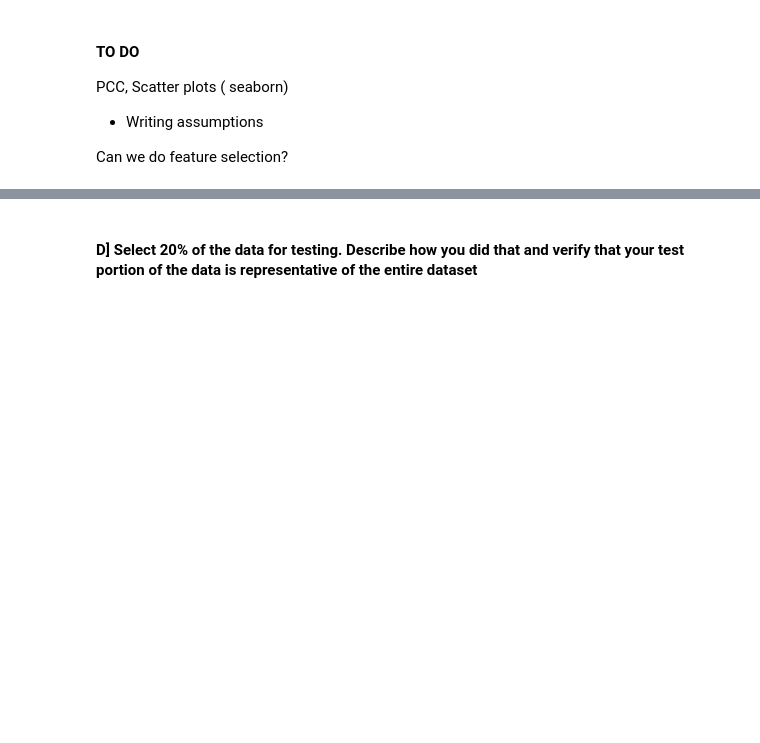
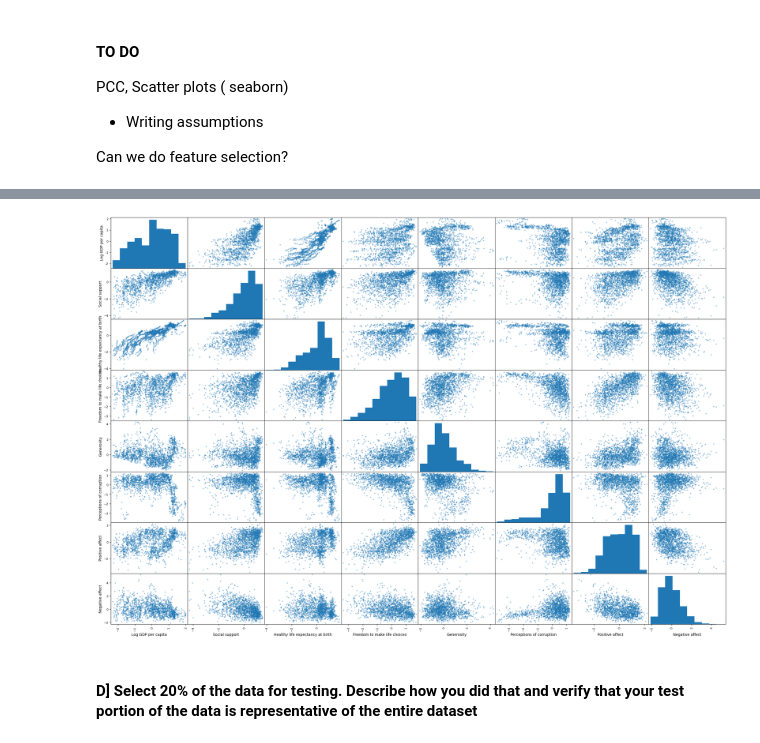
Before and after one commit to Abhishek2019/Applied-Machine-Learning, a Jupyter notebook: Assignment 1/Q1/AML_Assignment_1.ipynb, the cells around one changed output, grey strips where cells are left out. Drawn from its saved outputs; the diff is of its cells as text; code cells hidden in the pictures; blank space fills up the shorter version.

```diff
--- a/Assignment 1/Q1/AML_Assignment_1.ipynb
+++ b/Assignment 1/Q1/AML_Assignment_1.ipynb
@@ -189,8 +203,3 @@ processed_data = data.copy()
 processed_data.shape
 # %% [output]
 (1708, 9)
-# %%
-for col in categorical_attr:
-  temp_dummy = pd.get_dummies(data[col])
-  processed_data = processed_data.join(temp_dummy)
-  processed_data = processed_data.drop([col],axis=1)
@@ -196,0 +210,14 @@ for col in categorical_attr:
+# %%
+for col in categorical_attr:
+  temp_dummy = pd.get_dummies(processed_data[col])
+  processed_data = processed_data.join(temp_dummy)
+  processed_data = processed_data.drop([col],axis=1)
+
+
+# https://stackoverflow.com/questions/34628423/labelencoder-how-to-keep-a-dictionary-that-shows-original-and-converted-variabl
+# Label Encoding
+# from sklearn import preprocessing
+
+# le = preprocessing.LabelEncoder()
+# processed_data[categorical_attr[0]] = list(le.fit_transform(processed_data[categorical_attr]))
+# mapping = dict(zip(le.classes_, range(len(le.classes_))))
@@ -217,6 +236,13 @@ processed_data.head()
 
 Outliers Check
 Normalization/ Standerdization
+# %%
+# Standerdization
+
+from sklearn.preprocessing import StandardScaler
+
+sc = StandardScaler()
+processed_data[cont_attr] = sc.fit_transform(processed_data[cont_attr])
 # %% [markdown]
 #### C] Analyze the relationships between the data attributes, and between the data attributes and label. This involves computing the Pearson Correlation Coefficient (PCC) and generating scatter plots.
 # %% [markdown]
@@ -230,3 +268,13 @@ Can we do feature selection?
+# %%
+# import seaborn as sns
+# sns.scatterplot(x="FlyAsh", y="Strength", data=con);
+
+from pandas.plotting import scatter_matrix
+
+scatter_matrix(processed_data[cont_attr], figsize=(30, 20))
+plt.show()
+# %% [output]
+[figure, added]
 # %% [markdown]
 #### D] Select 20% of the data for testing. Describe how you did that and verify that your test portion of the data is representative of the entire dataset
 # %% [markdown]
```
Also changed, not shown: parts of 30 cells of this notebook.
